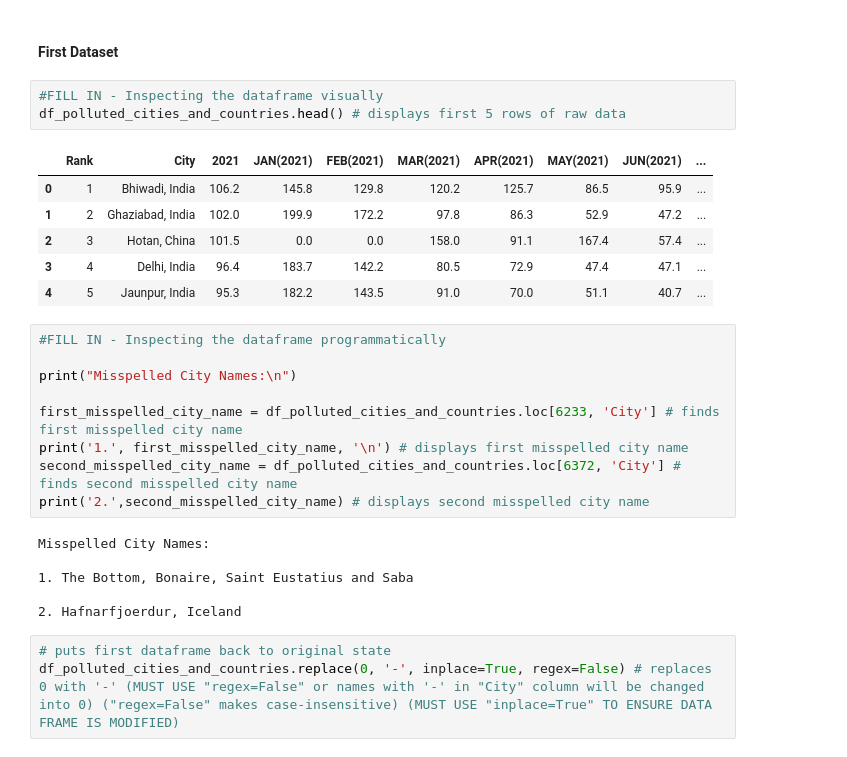
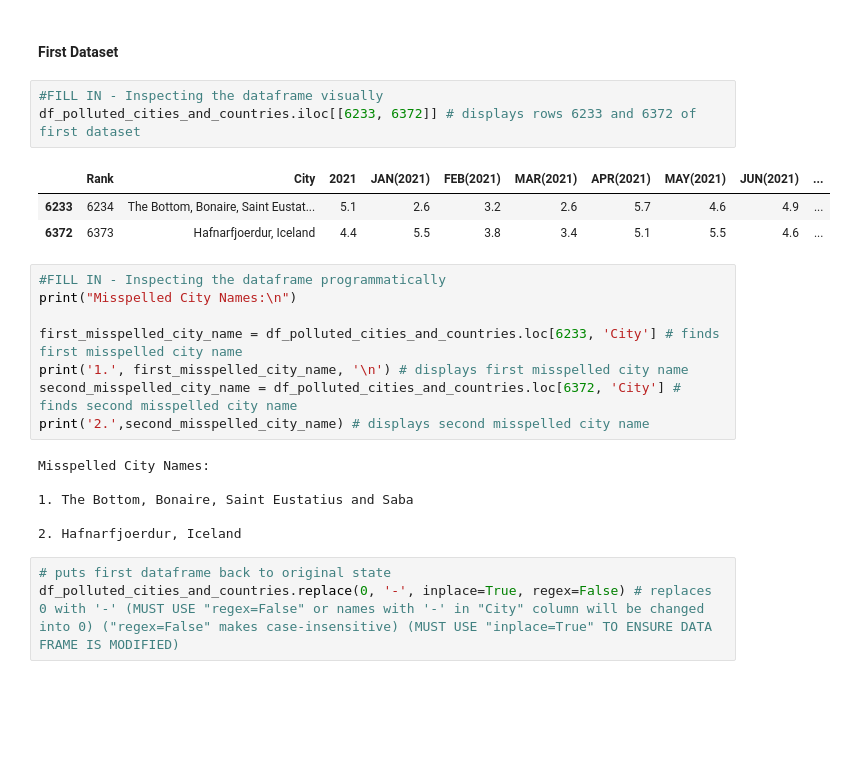
Before and after one commit to jwGitHub9860/Real_World_Data_Wrangling_with_Python, a Jupyter notebook: Data_Wrangling_Project_Starter.ipynb, the cells around one changed output. Cells and saved outputs as stored; diff of their text form; blank space fills up the shorter version.

Commit message:
refactor: Refactoring production code
Change code in code cell for visual method of "First Dataset" for "Quality Issue 1" in "2. Access data" section

```diff
--- a/Data_Wrangling_Project_Starter.ipynb
+++ b/Data_Wrangling_Project_Starter.ipynb
@@ -149,17 +149,13 @@ List **two** data quality issues and **two** tidiness issues. Assess each data i
 #### First Dataset
 # %%
 #FILL IN - Inspecting the dataframe visually
-df_polluted_cities_and_countries.head() # displays first 5 rows of raw data
+df_polluted_cities_and_countries.iloc[[6233, 6372]] # displays rows 6233 and 6372 of first dataset
 # %% [output]
 |  | Rank | City | 2021 | JAN(2021) | FEB(2021) | MAR(2021) | APR(2021) | MAY(2021) | JUN(2021) | ... |
-| 0 | 1 | Bhiwadi, India | 106.2 | 145.8 | 129.8 | 120.2 | 125.7 | 86.5 | 95.9 | ... |
-| 1 | 2 | Ghaziabad, India | 102.0 | 199.9 | 172.2 | 97.8 | 86.3 | 52.9 | 47.2 | ... |
-| 2 | 3 | Hotan, China | 101.5 | 0.0 | 0.0 | 158.0 | 91.1 | 167.4 | 57.4 | ... |
-| 3 | 4 | Delhi, India | 96.4 | 183.7 | 142.2 | 80.5 | 72.9 | 47.4 | 47.1 | ... |
-| 4 | 5 | Jaunpur, India | 95.3 | 182.2 | 143.5 | 91.0 | 70.0 | 51.1 | 40.7 | ... |
+| 6233 | 6234 | The Bottom, Bonaire, Saint Eustat... | 5.1 | 2.6 | 3.2 | 2.6 | 5.7 | 4.6 | 4.9 | ... |
+| 6372 | 6373 | Hafnarfjoerdur, Iceland | 4.4 | 5.5 | 3.8 | 3.4 | 5.1 | 5.5 | 4.6 | ... |
 # %%
 #FILL IN - Inspecting the dataframe programmatically
-
 print("Misspelled City Names:\n")
 
 first_misspelled_city_name = df_polluted_cities_and_countries.loc[6233, 'City'] # finds first misspelled city name
```
